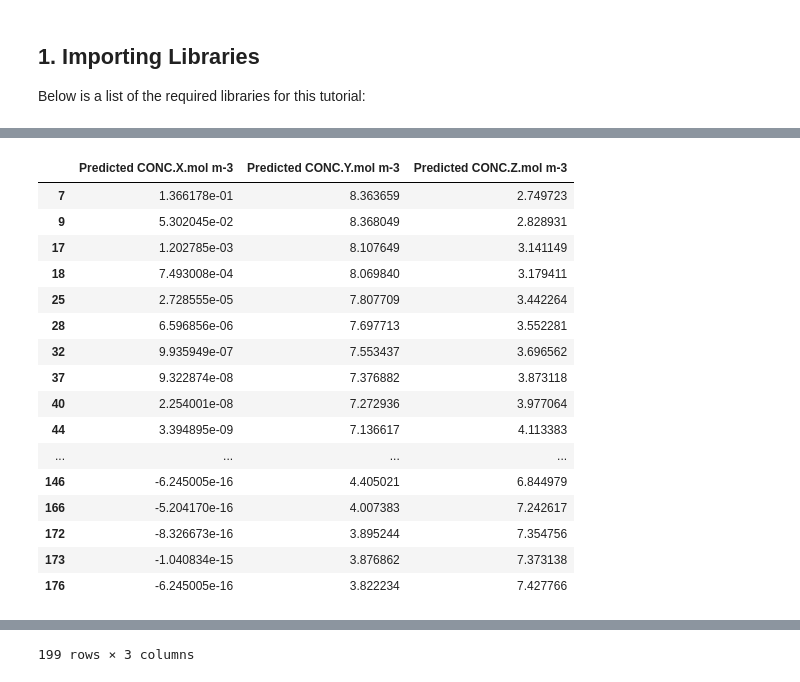
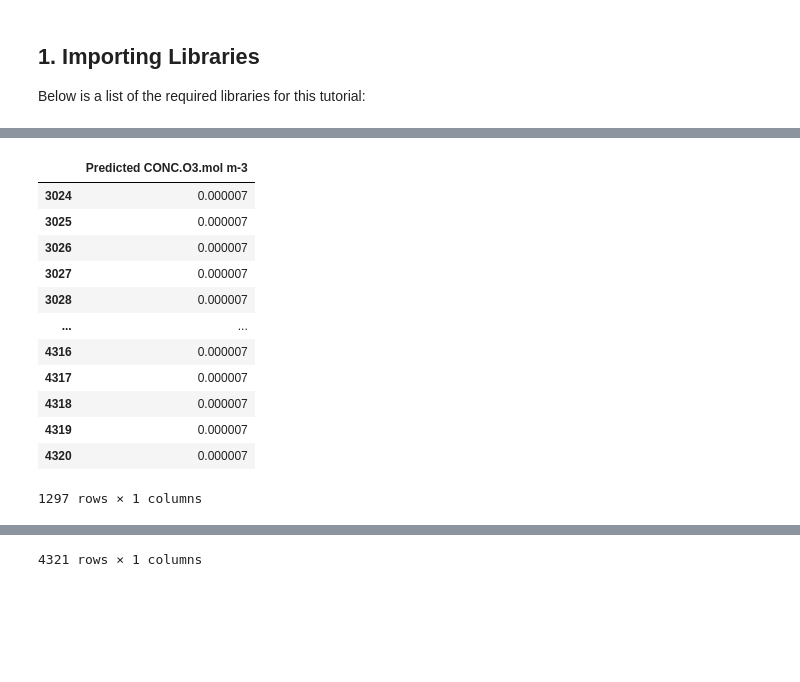
Before and after one commit to NCAR/music-box, a Jupyter notebook: tutorials/4. machine_learning.ipynb, the cells around one changed output, grey strips where cells are left out. Drawn from its saved outputs; the diff is of its cells as text; code cells hidden in the pictures; blank space fills up the shorter version.

```diff
--- a/tutorials/4. machine_learning.ipynb
+++ b/tutorials/4. machine_learning.ipynb
@@ -110,4 +54,4 @@ The dependent variables are each of the species' concentrations at the desired f
 # %%
-x = df[['ENV.temperature.K', 'ENV.pressure.Pa', 'dt', 'CONC.X.mol m-3', 'CONC.Y.mol m-3', 'CONC.Z.mol m-3']]
-y = df[['CONC.X.mol m-3 future', 'CONC.Y.mol m-3 future', 'CONC.Z.mol m-3 future']]
+x = df[['CONC.O.mol m-3', 'CONC.O1D.mol m-3']]
+y = df[['CONC.O3.mol m-3']]
 # %% [markdown]
@@ -122,8 +68,8 @@ Once the data is split, it is all sorted by index in order to make plotting the
 # %%
-# Split data into train/test (80/20)
-x_train, x_test, y_train, y_test = train_test_split(x, y, test_size=0.2)
+# Split data into train/test (70/30)
+x_train, x_test, y_train, y_test = train_test_split(x, y, test_size=0.3, shuffle=False)
 
-x_train = x_train.sort_index()
-x_test = x_test.sort_index()
-y_train = y_train.sort_index()
-y_test = y_test.sort_index()
+display(x_train)
+display(y_train)
+display(x_test)
+display(y_test)
@@ -226,0 +174,11 @@ display(y_test_scaled_df)
+# %%
+y_scaler = MinMaxScaler()
+y_train_scaled = y_scaler.fit_transform(y_train)
+y_train_scaled_df = pd.DataFrame(y_train_scaled, columns=y_train.columns, index=y_train.index)
+display(y_train.tail())
+display(y_train_scaled_df.tail())
+
+y_test_scaled = y_scaler.transform(y_test)
+y_test_scaled_df = pd.DataFrame(y_test_scaled, columns=y_test.columns, index=y_test.index)
+display(y_test.tail())
+display(y_test_scaled_df.tail())
@@ -236,12 +219,10 @@ For example, an R<sup>2</sup> of 0.5 means half of the variation in the dependen
 # %%
-# Train on training set
+# Fit on training set
 model = LinearRegression()
-model.fit(x_train_scaled_df, y_train_scaled_df)
+model.fit(x_train_scaled, y_train_scaled)
 
-y_pred = model.predict(x_test_scaled_df)
-test_mse = root_mean_squared_error(y_test_scaled_df, y_pred)
-print(f"Test RMSE: {test_mse}")
-
-r2 = r2_score(y_test_scaled_df, y_pred)
-print(f"Coefficient of determination: {r2}")
+y_pred = model.predict(x_test_scaled)
+y_pred = y_scaler.inverse_transform(y_pred)
+test_rmse = root_mean_squared_error(y_test, y_pred)
+print(f"Test RMSE: {test_rmse}")
 # %% [output]
@@ -258,27 +236,21 @@ Then, the DataFrame is reindexed based on the original DataFrame's 200 indices.
 The DataFrame is displayed before and after the reindexing so you can get an idea of what the <i>reindex()</i> function is doing.
 # %%
-y_pred = y_scaler.inverse_transform(y_pred)
-
-conc_pred = pd.DataFrame(y_pred, index=y_test.index.tolist(), columns=['Predicted CONC.X.mol m-3', 'Predicted CONC.Y.mol m-3', 'Predicted CONC.Z.mol m-3'])
+conc_pred = pd.DataFrame(y_pred, index=y_test.index, columns=['Predicted CONC.O3.mol m-3'])
 display(conc_pred)
 
 conc_pred = conc_pred.reindex(df.index)
 display(conc_pred)
 # %% [output]
-|  | Predicted CONC.X.mol m-3 | Predicted CONC.Y.mol m-3 | Predicted CONC.Z.mol m-3 |
-| 7 | 1.366178e-01 | 8.363659 | 2.749723 |
-| 9 | 5.302045e-02 | 8.368049 | 2.828931 |
-| 17 | 1.202785e-03 | 8.107649 | 3.141149 |
-| 18 | 7.493008e-04 | 8.069840 | 3.179411 |
-| 25 | 2.728555e-05 | 7.807709 | 3.442264 |
-| 28 | 6.596856e-06 | 7.697713 | 3.552281 |
-| 32 | 9.935949e-07 | 7.553437 | 3.696562 |
-| 37 | 9.322874e-08 | 7.376882 | 3.873118 |
-| 40 | 2.254001e-08 | 7.272936 | 3.977064 |
-| 44 | 3.394895e-09 | 7.136617 | 4.113383 |
-| ... | ... | ... | ... |
-| 146 | -6.245005e-16 | 4.405021 | 6.844979 |
-| 166 | -5.204170e-16 | 4.007383 | 7.242617 |
-| 172 | -8.326673e-16 | 3.895244 | 7.354756 |
-| 173 | -1.040834e-15 | 3.876862 | 7.373138 |
-| 176 | -6.245005e-16 | 3.822234 | 7.427766 |
+|  | Predicted CONC.O3.mol m-3 |
+| 3024 | 0.000007 |
+| 3025 | 0.000007 |
+| 3026 | 0.000007 |
+| 3027 | 0.000007 |
+| 3028 | 0.000007 |
+| ... | ... |
+| 4316 | 0.000007 |
+| 4317 | 0.000007 |
+| 4318 | 0.000007 |
+| 4319 | 0.000007 |
+| 4320 | 0.000007 |
+1297 rows × 1 columns
@@ -297,2 +269,2 @@ display(conc_pred)
-199 rows × 3 columns
+4321 rows × 1 columns
 # %% [markdown]
```
Also changed, not shown: parts of 24 cells of this notebook.
